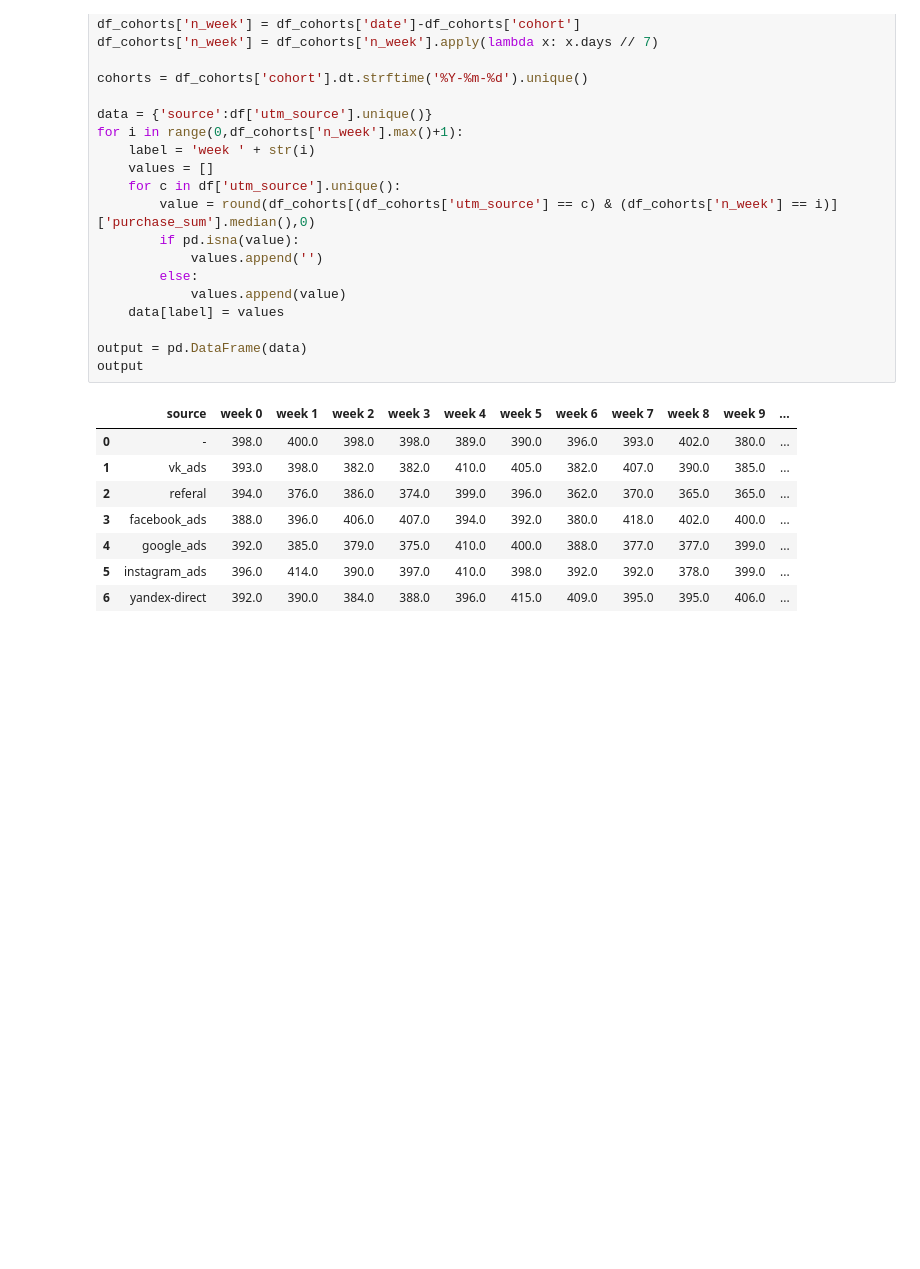
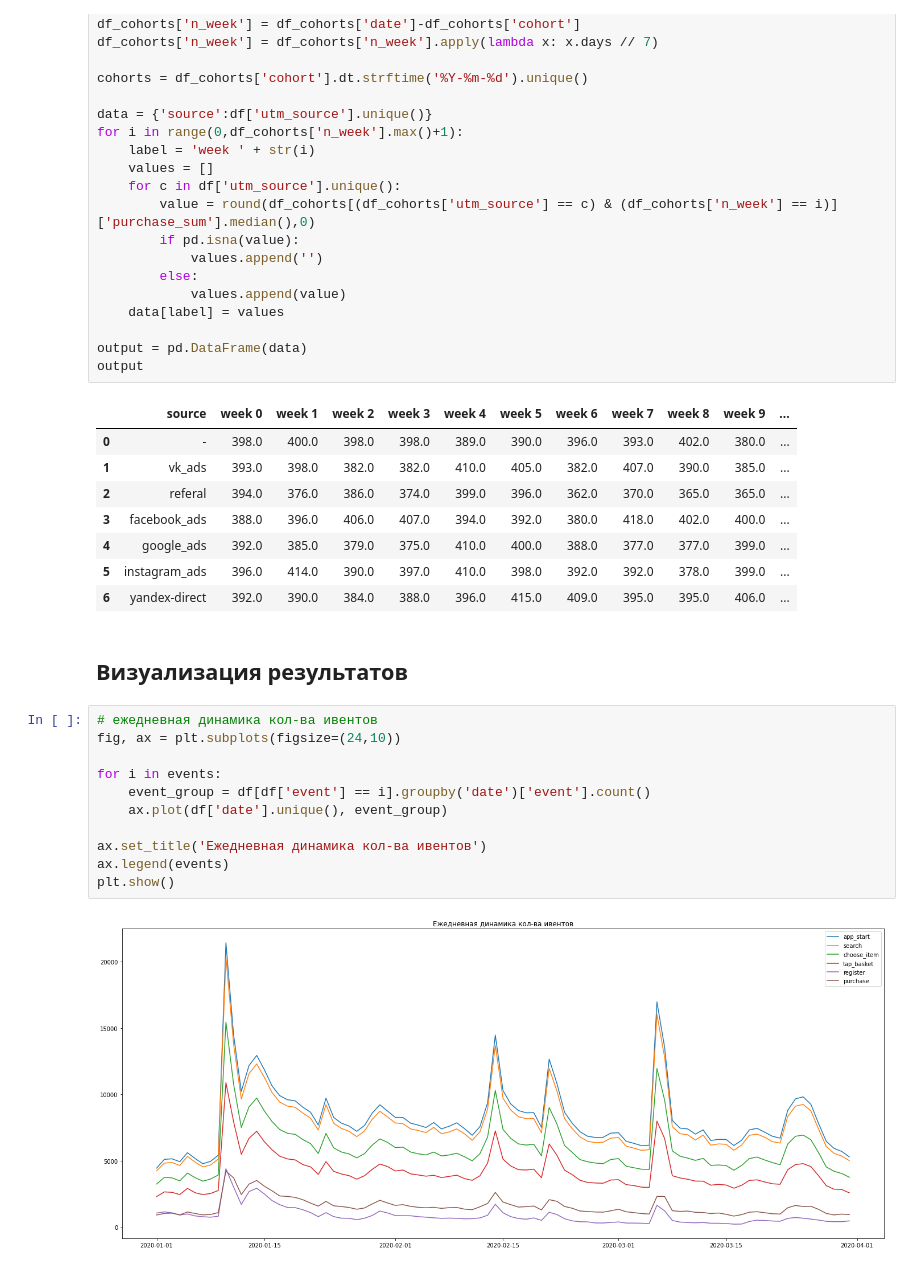
Before and after one commit to dmitry-wbr/various_projects, a Jupyter notebook: Food Delivery App Project.ipynb, the cells around one changed output. Cells and saved outputs as stored; diff of their text form; blank space fills up the shorter version.

```diff
--- a/Food Delivery App Project.ipynb
+++ b/Food Delivery App Project.ipynb
@@ -392,3 +392,18 @@ output
 | 4 | google_ads | 392.0 | 385.0 | 379.0 | 375.0 | 410.0 | 400.0 | 388.0 | 377.0 | 377.0 | 399.0 | ... |
 | 5 | instagram_ads | 396.0 | 414.0 | 390.0 | 397.0 | 410.0 | 398.0 | 392.0 | 392.0 | 378.0 | 399.0 | ... |
 | 6 | yandex-direct | 392.0 | 390.0 | 384.0 | 388.0 | 396.0 | 415.0 | 409.0 | 395.0 | 395.0 | 406.0 | ... |
+# %% [markdown]
+## Визуализация результатов
+# %%
+# ежедневная динамика кол-ва ивентов
+fig, ax = plt.subplots(figsize=(24,10))
+
+for i in events:
+    event_group = df[df['event'] == i].groupby('date')['event'].count()
+    ax.plot(df['date'].unique(), event_group)
+
+ax.set_title('Ежедневная динамика кол-ва ивентов')
+ax.legend(events)
+plt.show()
+# %% [output]
+[figure, added]
```
Also changed, not shown: parts of 7 cells of this notebook.
